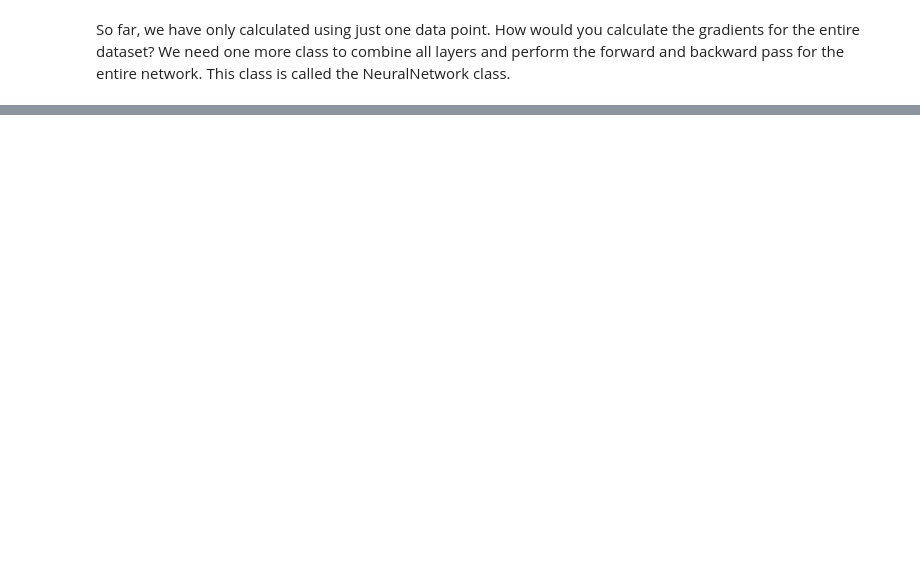
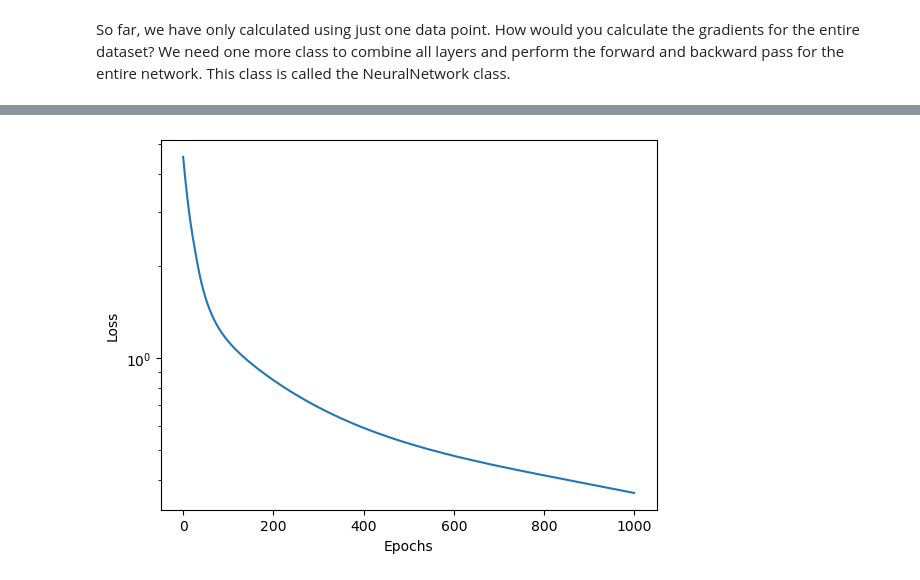
Before and after one commit to cryoTUD/ai4nanobiology, a Jupyter notebook: week_1/2_basics_nn.ipynb, the cells around one changed output, grey strips where cells are left out. Cells and saved outputs as stored; diff of their text form; code cells hidden in the pictures; blank space fills up the shorter version.

```diff
--- a/week_1/2_basics_nn.ipynb
+++ b/week_1/2_basics_nn.ipynb
@@ -958,0 +927,15 @@ The NeuralNetwork class will also have the following methods:
+# %%
+class NeuralNetwork(NeuralNetwork):
+    def __init__(self, layers):
+        super().__init__(layers)
+        self.output_error_signal = None
+
+    def backward(self):
+        self.layers[-1].forward_layer = self.output_error_signal
+        for layer in reversed(self.layers):
+            if layer.layer_type != "input":
+                layer.backward()
+    def update(self, learning_rate=0.01):
+        for layer in self.layers:
+            if layer.layer_type != "input":
+                layer.update(learning_rate)
@@ -958,0 +1042,18 @@ The NeuralNetwork class will also have the following methods:
+# %%
+# Define connections between layers
+input_layer_new.forward_layer = hidden_layer_1_new
+hidden_layer_1_new.backward_layer = input_layer_new
+hidden_layer_1_new.forward_layer = final_layer_new
+final_layer_new.backward_layer = hidden_layer_1_new
+# %%
+nn = NeuralNetwork(layers=[input_layer_new, hidden_layer_1_new, final_layer_new])
+# %%
+nn.learning_rate = 0.2
+nn.fit(x_sample, y_sample, epochs=1000)
+# %%
+plt.plot(nn.loss_history)
+plt.xlabel("Epochs")
+plt.ylabel("Loss")
+plt.yscale("log")
+# %% [output]
+[figure, added]
```
Also changed, not shown: parts of 40 cells of this notebook, 1 other file.
